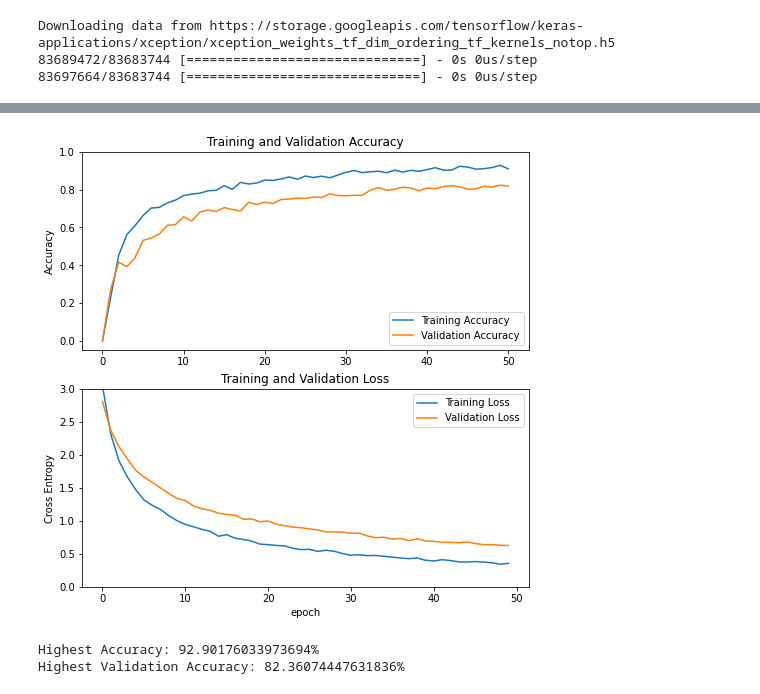
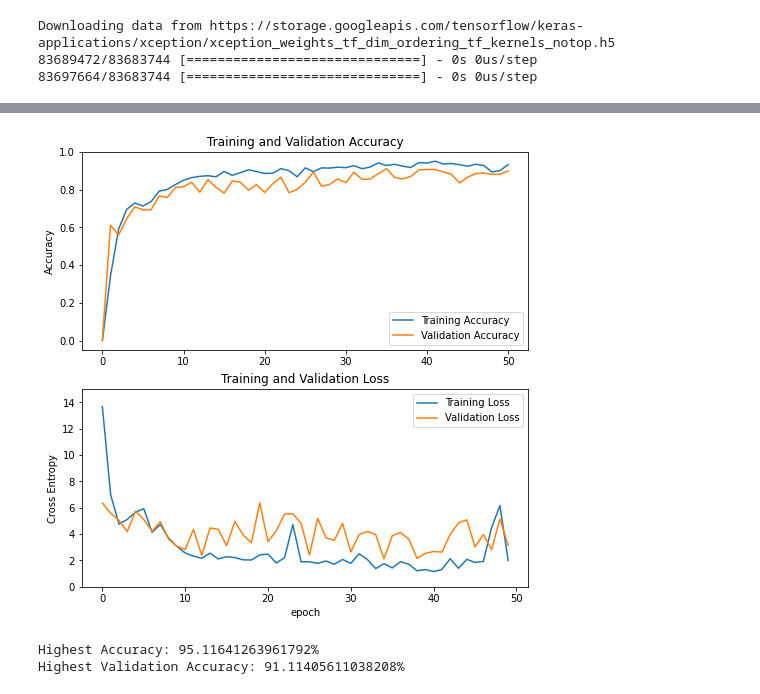
Before and after one commit to youssefdarwish37/AmericanSignLanguage, a Jupyter notebook: ASL_Transfer_Learning(Xception).ipynb, the cells around one changed output, grey strips where cells are left out. Saved outputs shown, nothing was run; the diff lists cells and outputs as text; code cells hidden in the pictures.

Commit message:
updated Xception
swapped out the globalaveragpooling layer with a flatten layer before the output fc layer

```diff
--- a/ASL_Transfer_Learning(Xception).ipynb
+++ b/ASL_Transfer_Learning(Xception).ipynb
@@ -162,8 +162,7 @@ def asl_model(image_shape = IMG_SIZE, data_augmentation = data_augmenter()):
   x = data_augmentation(inputs)
   x = preprocess_input(x)
   x = base_model(x, training=False)
-  x = tfl.GlobalAveragePooling2D()(x)
-
+  x = tfl.Flatten()(x)
   prediction_layer = tfl.Dense(36,activation="softmax")
   outputs = prediction_layer(x)
 
@@ -225,32 +224,32 @@ Epoch 50/50
 # %%
 acc = [0.] + history.history['accuracy']
 val_acc = [0.] + history.history['val_accuracy']
 
 loss = history.history['loss']
 val_loss = history.history['val_loss']
 
 plt.figure(figsize=(8, 8))
 plt.subplot(2, 1, 1)
 plt.plot(acc, label='Training Accuracy')
 plt.plot(val_acc, label='Validation Accuracy')
 plt.legend(loc='lower right')
 plt.ylabel('Accuracy')
 plt.ylim([min(plt.ylim()),1])
 plt.title('Training and Validation Accuracy')
 
 plt.subplot(2, 1, 2)
 plt.plot(loss, label='Training Loss')
 plt.plot(val_loss, label='Validation Loss')
 plt.legend(loc='upper right')
 plt.ylabel('Cross Entropy')
-plt.ylim([0,3.0])
+plt.ylim([0,15.0])
 plt.title('Training and Validation Loss')
 plt.xlabel('epoch')
 plt.show()
 print('Highest Accuracy: {}%'.format(max(history.history['accuracy'])*100))
 print('Highest Validation Accuracy: {}%'.format(max(history.history['val_accuracy'])*100))
 # %% [output]
-[figure, old version]
+[figure, new version]
-Highest Accuracy: 92.90176033973694%
-Highest Validation Accuracy: 82.36074447631836%
+Highest Accuracy: 95.11641263961792%
+Highest Validation Accuracy: 91.11405611038208%
 # %%
```
Also changed, not shown: parts of 6 cells of this notebook.
